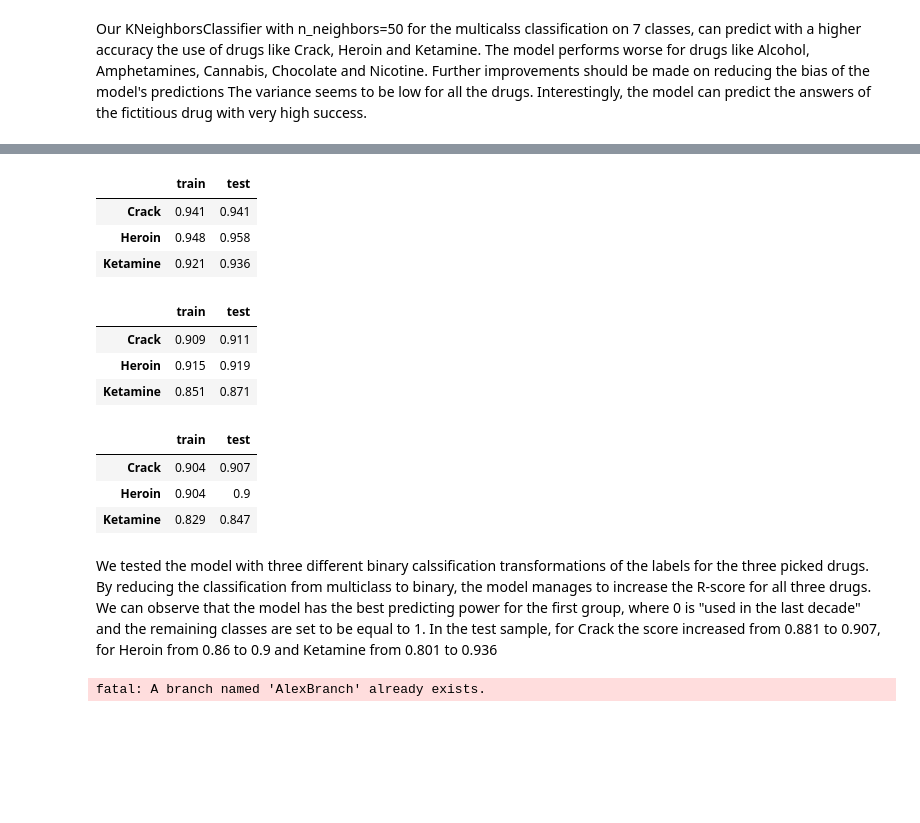
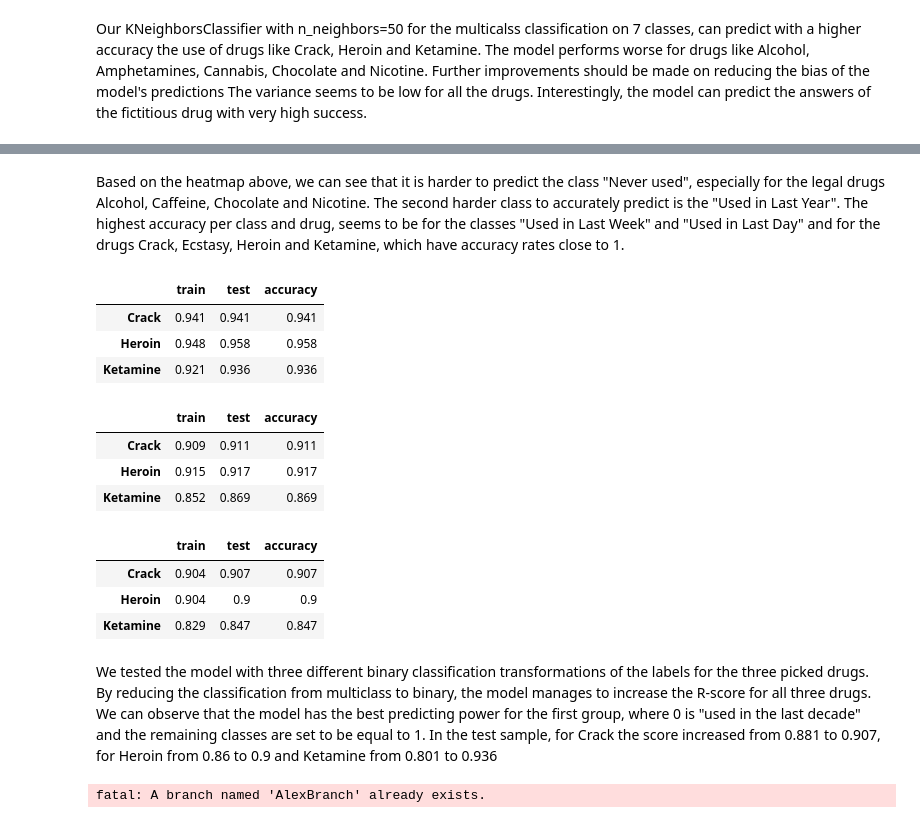
Before and after one commit to AlexTouvras/supervised_learning, a Jupyter notebook: Assignment_1.ipynb, the cells around one changed output, grey strips where cells are left out. Drawn from its saved outputs; the diff is of its cells as text; code cells hidden in the pictures; blank space fills up the shorter version.

```diff
--- a/Assignment_1.ipynb
+++ b/Assignment_1.ipynb
@@ -378,4 +409,5 @@ Test set score: 0.536
 # %%
+# Fitting the model to Mushrooms
 X_train_drug, X_test_drug, y_train_drug, y_test_drug = train_test_split(X, drug_new["Mushrooms"], random_state=42)
 #Convert dataframes to numpy arrays
 X_train_drug = X_train_drug.to_numpy()
@@ -383,6 +415,7 @@ y_train_drug = y_train_drug.to_numpy()
 X_test_drug = X_test_drug.to_numpy()
 y_test_drug = y_test_drug.to_numpy()
 logr_drug = LogisticRegression(max_iter=10000,multi_class='multinomial').fit(X_train_drug, y_train_drug)
+logr_drug_pred = logr_drug.predict(X_test_drug)
 
 print("Training set score: {:.3f}".format(logr_drug.score(X_train_drug, y_train_drug)))
 print("Test set score: {:.3f}".format(logr_drug.score(X_test_drug, y_test_drug)))
@@ -483,2 +555,40 @@ score
 # %% [markdown]
 Our KNeighborsClassifier with n_neighbors=50 for the multicalss classification on 7 classes, can predict with a higher accuracy the use of drugs like Crack, Heroin and Ketamine. The model performs worse for drugs like Alcohol, Amphetamines, Cannabis, Chocolate and Nicotine. Further improvements should be made on reducing the bias of the model's predictions The variance seems to be low for all the drugs. Interestingly, the model can predict the answers of the fictitious drug with very high success.
+# %%
+
+from sklearn.metrics import confusion_matrix
+rows_drug = ['Alcohol','Amphet', 'Benzos', 'Caff', 'Cannabis', 'Choc', 'Coke', 'Crack',
+           'Ecstasy', 'Heroin', 'Ketamine', 'Legalh', 'Meth','Nicotine', 'VSA']
+target_names = ["Never Used", "Used over a Decade Ago", "Used in Last Decade", "Used in Last Year",
+                "Used in Last Month", "Used in Last Week", "Used in Last Day"]
+accuracy = []
+score = pd.DataFrame(columns = target_names, index= rows_drug)
+import warnings
+warnings.filterwarnings('ignore') # confusion matrix calculations create numerous warnings for division with 0
+for param in range(0, len(rows_drug)):
+    X_train_drug, X_test_drug, y_train_drug, y_test_drug = train_test_split(X, drug_data[rows_drug[param]], random_state=42)
+    #Convert dataframes to numpy arrays
+    X_train_drug = X_train_drug.to_numpy()
+    y_train_drug = y_train_drug.to_numpy()
+    X_test_drug = X_test_drug.to_numpy()
+    y_test_drug = y_test_drug.to_numpy()
+    KN_drug = KNeighborsClassifier(n_neighbors=50)
+    # Train the model using the training sets
+    KN_drug = KN_drug.fit(X_train_drug, y_train_drug)
+    # Confusion Matrix and accuracy for each class
+    matrix = confusion_matrix(y_test_drug, logr_drug_pred)
+
+    FP = matrix.sum(axis=0) - np.diag(matrix)
+    FN = matrix.sum(axis=1) - np.diag(matrix)
+    TP = np.diag(matrix)
+    TN = matrix.sum() - (FP + FN + TP)
+
+    ACC = (TP+TN)/(TP+FP+FN+TN)
+    accuracy.append(ACC)
+
+#accuracy = np.concatenate( accuracy, axis=0 )
+
+import seaborn as sn
+
+sn.heatmap(accuracy, yticklabels=rows_drug,
+           xticklabels= target_names)
@@ -485,3 +598,5 @@ Our KNeighborsClassifier with n_neighbors=50 for the multicalss classification o
+# %% [markdown]
+Based on the heatmap above, we can see that it is harder to predict the class "Never used", especially for the legal drugs Alcohol, Caffeine, Chocolate and Nicotine. The second harder class to accurately predict is the "Used in Last Year". The highest accuracy per class and drug, seems to be for the classes "Used in Last Week" and "Used in Last Day" and for the drugs Crack, Ecstasy, Heroin and Ketamine, which have accuracy rates close to 1.
 # %%
 drugs_new = drug_data.copy()
 columns_drug = ['Crack', 'Heroin', 'Ketamine']
@@ -492,24 +607,25 @@ for col in columns_drug:
 # %%
 score = pd.DataFrame(columns = rows, index= columns_drug)
 for param in range(0, len(columns_drug)):
     X_train_drug, X_test_drug, y_train_drug, y_test_drug = train_test_split(X, drugs_new[columns_drug[param]], random_state=42)
     #Convert dataframes to numpy arrays
     X_train_drug = X_train_drug.to_numpy()
     y_train_drug = y_train_drug.to_numpy()
     X_test_drug = X_test_drug.to_numpy()
     y_test_drug = y_test_drug.to_numpy()
     KN_drug = KNeighborsClassifier(n_neighbors=50)
     # Train the model using the training sets
     KN_drug = KN_drug.fit(X_train_drug, y_train_drug)
     # Calculate R-squared for both test / train samples
     score.at[columns_drug[param],'train'] = round(KN_drug.score(X_train_drug,y_train_drug),3)
     score.at[columns_drug[param],'test'] = round(KN_drug.score(X_test_drug,y_test_drug),3)
+    score.at[columns_drug[param],'accuracy'] = round(accuracy_score(y_test_drug, KN_drug.predict(X_test_drug)),3)
 score
 # %% [output]
-|  | train | test |
-| Crack | 0.941 | 0.941 |
-| Heroin | 0.948 | 0.958 |
-| Ketamine | 0.921 | 0.936 |
+|  | train | test | accuracy |
+| Crack | 0.941 | 0.941 | 0.941 |
+| Heroin | 0.948 | 0.958 | 0.958 |
+| Ketamine | 0.921 | 0.936 | 0.936 |
 # %%
 drugs_new = drug_data.copy()
 columns_drug = ['Crack', 'Heroin', 'Ketamine']
@@ -527,16 +643,17 @@ for param in range(0, len(columns_drug)):
     y_test_drug = y_test_drug.to_numpy()
     KN_drug = KNeighborsClassifier(n_neighbors=50)
     # Train the model using the training sets
-    logr_drug = logr_drug.fit(X_train_drug, y_train_drug)
+    KN_drug = KN_drug.fit(X_train_drug, y_train_drug)
     # Calculate R-squared for both test / train samples
-    score.at[columns_drug[param],'train'] = round(logr_drug.score(X_train_drug,y_train_drug),3)
-    score.at[columns_drug[param],'test'] = round(logr_drug.score(X_test_drug,y_test_drug),3)
+    score.at[columns_drug[param],'train'] = round(KN_drug.score(X_train_drug,y_train_drug),3)
+    score.at[columns_drug[param],'test'] = round(KN_drug.score(X_test_drug,y_test_drug),3)
+    score.at[columns_drug[param],'accuracy'] = round(accuracy_score(y_test_drug, KN_drug.predict(X_test_drug)),3)
 score
 # %% [output]
-|  | train | test |
-| Crack | 0.909 | 0.911 |
-| Heroin | 0.915 | 0.919 |
-| Ketamine | 0.851 | 0.871 |
+|  | train | test | accuracy |
+| Crack | 0.909 | 0.911 | 0.911 |
+| Heroin | 0.915 | 0.917 | 0.917 |
+| Ketamine | 0.852 | 0.869 | 0.869 |
 # %%
 drugs_new = drug_data.copy()
 columns_drug = ['Crack', 'Heroin', 'Ketamine']
@@ -558,14 +675,15 @@ for param in range(0, len(columns_drug)):
     # Calculate R-squared for both test / train samples
     score.at[columns_drug[param],'train'] = round(KN_drug.score(X_train_drug,y_train_drug),3)
     score.at[columns_drug[param],'test'] = round(KN_drug.score(X_test_drug,y_test_drug),3)
+    score.at[columns_drug[param],'accuracy'] = round(accuracy_score(y_test_drug, KN_drug.predict(X_test_drug)),3)
 score
 # %% [output]
-|  | train | test |
-| Crack | 0.904 | 0.907 |
-| Heroin | 0.904 | 0.9 |
-| Ketamine | 0.829 | 0.847 |
+|  | train | test | accuracy |
+| Crack | 0.904 | 0.907 | 0.907 |
+| Heroin | 0.904 | 0.9 | 0.9 |
+| Ketamine | 0.829 | 0.847 | 0.847 |
 # %% [markdown]
-We tested the model with three different binary calssification transformations of the labels for the three picked drugs. By reducing the classification from multiclass to binary, the model manages to increase the R-score for all three drugs. We can observe that the model has the best predicting power for the first group, where 0 is "used in the last decade" and the remaining classes are set to be equal to 1. In the test sample, for Crack the score increased from 0.881 to 0.907, for Heroin from 0.86 to 0.9 and Ketamine from 0.801 to 0.936
+We tested the model with three different binary classification transformations of the labels for the three picked drugs. By reducing the classification from multiclass to binary, the model manages to increase the R-score for all three drugs. We can observe that the model has the best predicting power for the first group, where 0 is "used in the last decade" and the remaining classes are set to be equal to 1. In the test sample, for Crack the score increased from 0.881 to 0.907, for Heroin from 0.86 to 0.9 and Ketamine from 0.801 to 0.936
 # %%
 ! git checkout -b AlexBranch
 # %% [output]
```
Also changed, not shown: parts of 18 cells of this notebook.
